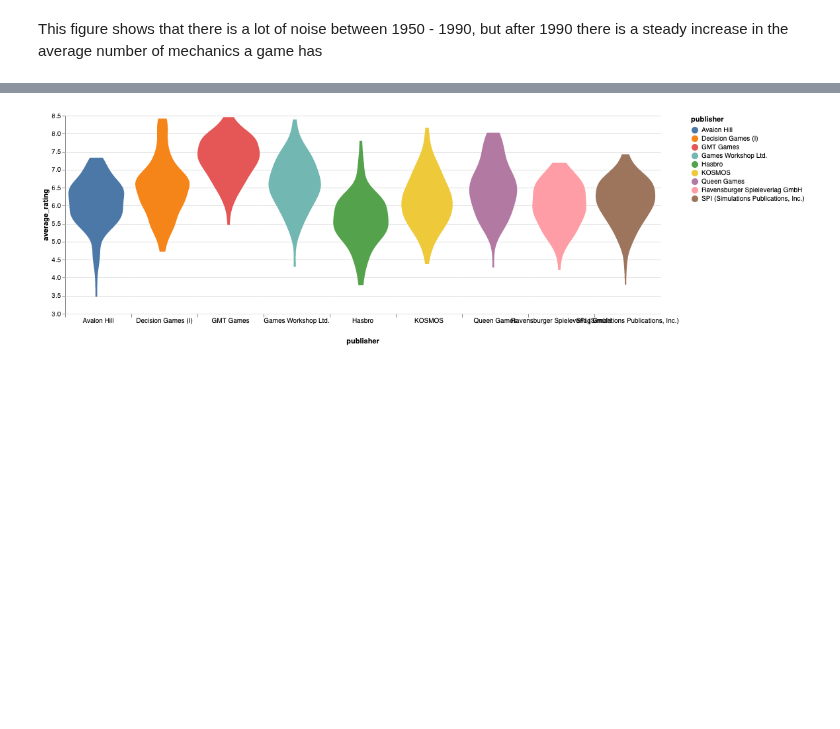
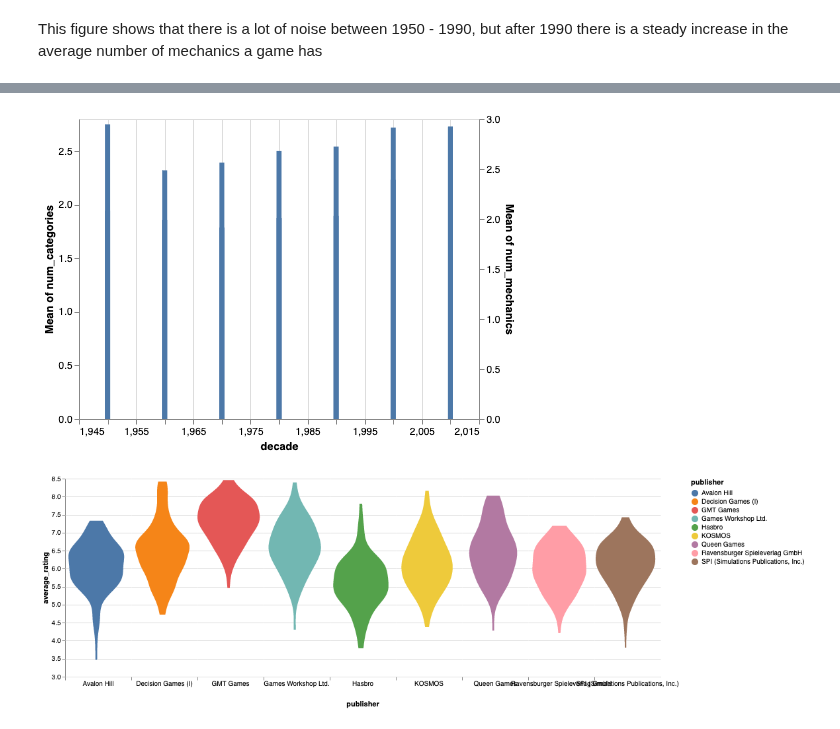
Before and after one commit to ubco-mds-2020-labs/data-550-project2-group-14, a Jupyter notebook: boardgame_EDA_2.ipynb, the cells around one changed output, grey strips where cells are left out. Saved outputs shown, nothing was run; the diff lists cells and outputs as text; code cells hidden in the pictures; blank space fills up the shorter version.

```diff
--- a/boardgame_EDA_2.ipynb
+++ b/boardgame_EDA_2.ipynb
@@ -350,3 +382,9 @@ alt.Chart(number_of_categories).mark_bar().encode(
+# %%
+alt.layer(cat, mech).resolve_scale(
+    y = 'independent'
+)
+# %% [output]
+[figure, added]
 # %%
 # alt.Chart(top_10_publishers_by_count).mark_bar().encode(
 #     alt.X("average_rating", bin=False),
```
Also changed, not shown: parts of 8 cells of this notebook.
